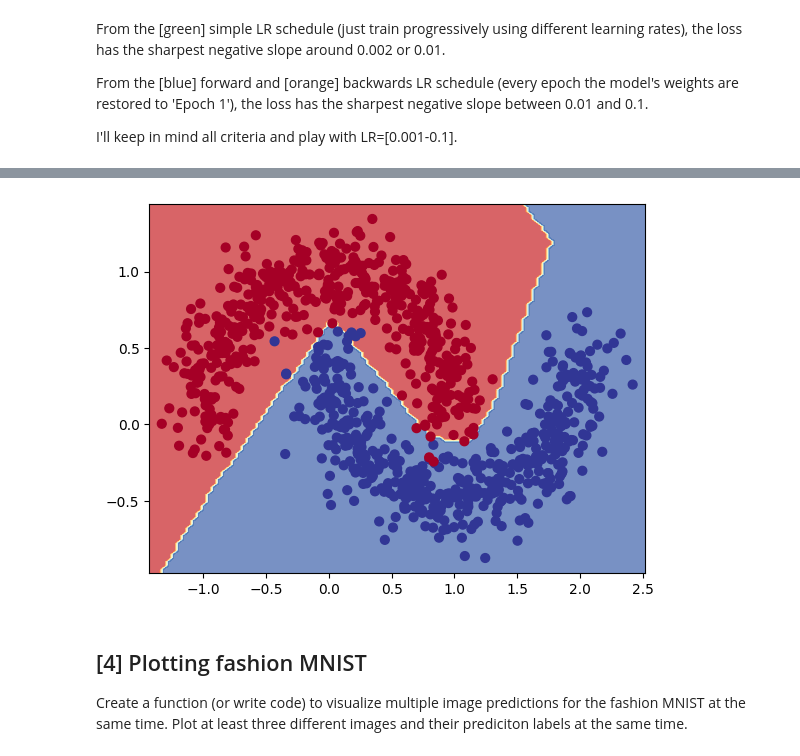
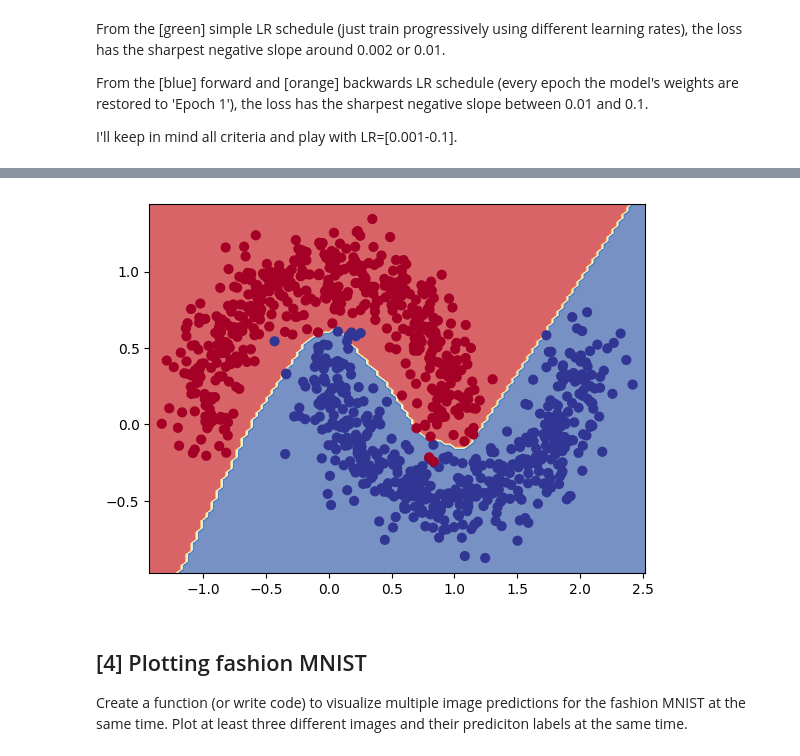
Before and after one commit to Fertmeneses/tensorflow-deep-learning, a Jupyter notebook: practice/02_exercises.ipynb, the cells around one changed output, grey strips where cells are left out. Saved outputs shown, nothing was run; the diff lists cells and outputs as text; code cells hidden in the pictures.

Commit message:
Advances on U2, improved creating models and finding LR

```diff
--- a/practice/02_exercises.ipynb
+++ b/practice/02_exercises.ipynb
@@ -66,7 +66,9 @@ def plot_decision_boundary(model, X, y):
 import tensorflow as tf
 
 def create_model(
-    dense_layers,
+    flatten_shape=None,
+    dense_layers=[4,4],
+    output_size=1,
     hidden_activ=tf.keras.activations.relu,
     last_activ=tf.keras.activations.sigmoid,
     loss=tf.keras.losses.BinaryCrossentropy(),
@@ -75,8 +77,11 @@ def create_model(
     ):
     """
     Creates a ML model using only Dense layers.
+    {flatten_shape} [None or List]: if provided, the first layer of the model flattens
+    the input to the provided shape.
     {dense_layers} [List]: each element represents the number of neurons for the input and
     hidden layers, in that order.
+    {output_size} [Integer]: Number of neurons for the output Dense layer.
     {hidden_activ} [Tensorflow activation function]: activation function for all layers except
     the last one.
     {last_activ} [Tensorflow activation function]: activation function for the last (output) layer.
@@ -88,9 +93,11 @@ def create_model(
 
     # Create the input and hidden layers:
     model = tf.keras.Sequential()
+    if flatten_shape is not None:
+        model.add(tf.keras.layers.Flatten(input_shape=flatten_shape)),
     for d in dense_layers:
         model.add(tf.keras.layers.Dense(d, activation=hidden_activ))
-    model.add(tf.keras.layers.Dense(1, activation=last_activ))
+    model.add(tf.keras.layers.Dense(output_size, activation=last_activ))
 
     # Compile the model:
     model.compile(loss=loss,optimizer=optimizer,metrics=metrics)
@@ -98,7 +105,7 @@ def create_model(
     return model
 # %%
 # Create the model:
-model_1 = create_model([4,4],
+model_1 = create_model(dense_layers=[4,4],
                        hidden_activ=tf.keras.activations.relu,
                        last_activ=tf.keras.activations.sigmoid,
                        loss=tf.keras.losses.BinaryCrossentropy(),
@@ -206,7 +291,7 @@ I'll keep in mind all criteria and play with LR=[0.001-0.1].
 # Train a new model with the chosen LR, for longer:
 
 # Create the model:
-model_3 = create_model([4,4],
+model_3 = create_model(dense_layers=[4,4],
                        hidden_activ=tf.keras.activations.relu,
                        last_activ=tf.keras.activations.sigmoid,
                        loss=tf.keras.losses.BinaryCrossentropy(),
@@ -215,7 +300,7 @@ model_3 = create_model([4,4],
                        )
 
 # Fit and evaluate the model:
-history_3 = model_3.fit(X_train, y_train, epochs=30,verbose=0)
+history_3 = model_3.fit(X_train, y_train, epochs=10,verbose=0)
 model_3.evaluate(X_test,y_test)
 plot_decision_boundary(model_3, X, y)
 # %% [output]
@@ -224,5 +309,5 @@ plot_decision_boundary(model_3, X, y)
 doing binary classifcation...
-[figure, old version]
+[figure, new version]
 # %% [markdown]
 ## [4] Plotting fashion MNIST
 
```
Also changed, not shown: parts of 16 cells of this notebook.
